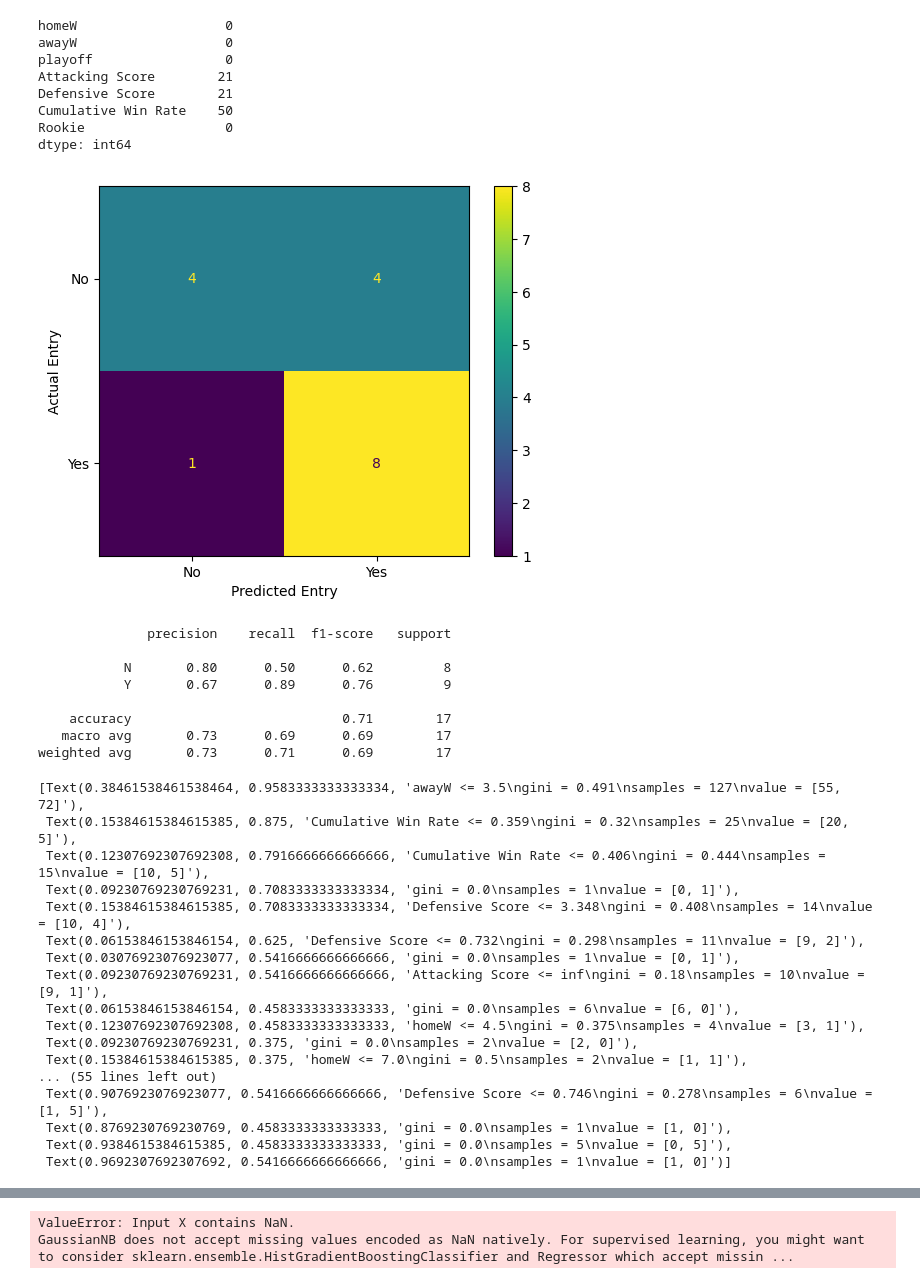
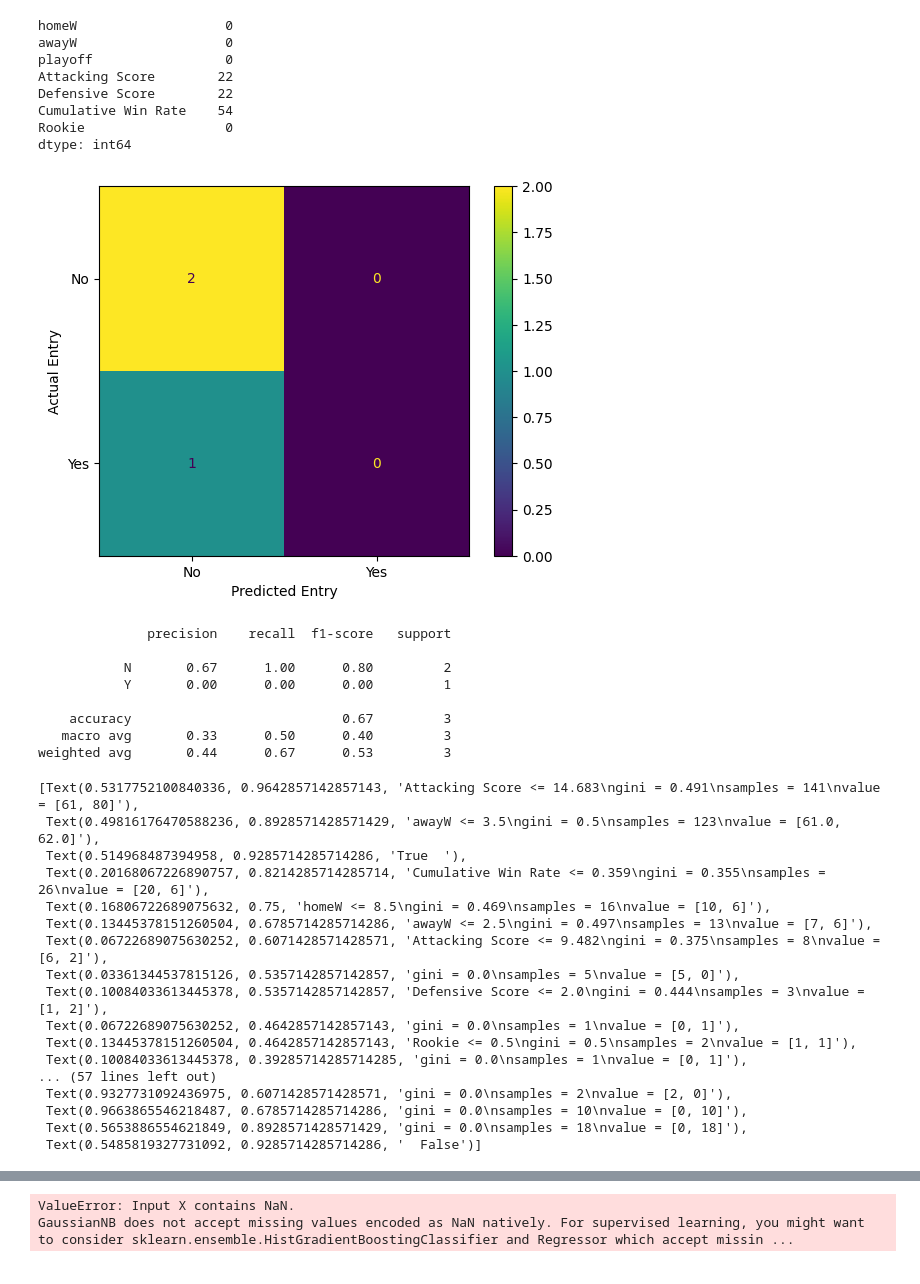
Before and after one commit to sirkotal/feup-ac, a Jupyter notebook: training.ipynb, the cells around one changed output, grey strips where cells are left out. Drawn from its saved outputs; the diff is of its cells as text; code cells hidden in the pictures.

Commit message:
cumulative fix on players

```diff
--- a/training.ipynb
+++ b/training.ipynb
@@ -38,61 +38,61 @@ df_teams['playoff'] = label_encoder.fit_transform(df_teams['playoff'])
 
 features = ['homeW', 'awayW', 'playoff', 'Attacking Score', 'Defensive Score', 'Cumulative Win Rate', 'Rookie'] # attend?
 
-df_teams_train = df_teams[df_teams['year'] <= 8]
-df_teams_test = df_teams[df_teams['year'].isin([9,10])]
+df_teams_train = df_teams[df_teams['year'] <= 9]
+df_teams_test = df_teams[df_teams['year'].isin([10])]
 
 # df_teams_train = df_teams[df_teams['year'] <= 5]
 # df_teams_test = df_teams[df_teams['year'].isin([6])]
 
 training_inputs = df_teams_train[features]
 training_classes = df_teams_train['playoffNextYear']
 testing_inputs = df_teams_test[features]
 testing_classes = df_teams_test['playoffNextYear']
 
 dt_class = DecisionTreeClassifier(random_state=42)
 dt_class.fit(training_inputs, training_classes)
 print(training_inputs.isna().sum())
 # dt_class.predict(testing_inputs)
 
 dt_class.score(testing_inputs, testing_classes)
 
 accuracy_score(testing_classes, dt_class.predict(testing_inputs))
 
 data_results(testing_classes, testing_inputs, dt_class)
 
 plot_tree(dt_class, feature_names=features, filled=True)
 # %% [output]
 homeW                   0
 awayW                   0
 playoff                 0
-Attacking Score        21
-Defensive Score        21
-Cumulative Win Rate    50
+Attacking Score        22
+Defensive Score        22
+Cumulative Win Rate    54
 Rookie                  0
 dtype: int64
-[figure, old version]
+[figure, new version]
               precision    recall  f1-score   support
 
-           N       0.80      0.50      0.62         8
-           Y       0.67      0.89      0.76         9
+           N       0.67      1.00      0.80         2
+           Y       0.00      0.00      0.00         1
 
-    accuracy                           0.71        17
-   macro avg       0.73      0.69      0.69        17
-weighted avg       0.73      0.71      0.69        17
+    accuracy                           0.67         3
+   macro avg       0.33      0.50      0.40         3
+weighted avg       0.44      0.67      0.53         3
-[Text(0.38461538461538464, 0.9583333333333334, 'awayW <= 3.5\ngini = 0.491\nsamples = 127\nvalue = [55, 72]'),
- Text(0.15384615384615385, 0.875, 'Cumulative Win Rate <= 0.359\ngini = 0.32\nsamples = 25\nvalue = [20, 5]'),
- Text(0.12307692307692308, 0.7916666666666666, 'Cumulative Win Rate <= 0.406\ngini = 0.444\nsamples = 15\nvalue = [10, 5]'),
- Text(0.09230769230769231, 0.7083333333333334, 'gini = 0.0\nsamples = 1\nvalue = [0, 1]'),
- Text(0.15384615384615385, 0.7083333333333334, 'Defensive Score <= 3.348\ngini = 0.408\nsamples = 14\nvalue = [10, 4]'),
- Text(0.06153846153846154, 0.625, 'Defensive Score <= 0.732\ngini = 0.298\nsamples = 11\nvalue = [9, 2]'),
- Text(0.03076923076923077, 0.5416666666666666, 'gini = 0.0\nsamples = 1\nvalue = [0, 1]'),
- Text(0.09230769230769231, 0.5416666666666666, 'Attacking Score <= inf\ngini = 0.18\nsamples = 10\nvalue = [9, 1]'),
- Text(0.06153846153846154, 0.4583333333333333, 'gini = 0.0\nsamples = 6\nvalue = [6, 0]'),
- Text(0.12307692307692308, 0.4583333333333333, 'homeW <= 4.5\ngini = 0.375\nsamples = 4\nvalue = [3, 1]'),
- Text(0.09230769230769231, 0.375, 'gini = 0.0\nsamples = 2\nvalue = [2, 0]'),
- Text(0.15384615384615385, 0.375, 'homeW <= 7.0\ngini = 0.5\nsamples = 2\nvalue = [1, 1]'),
-... (55 lines left out)
- Text(0.9076923076923077, 0.5416666666666666, 'Defensive Score <= 0.746\ngini = 0.278\nsamples = 6\nvalue = [1, 5]'),
- Text(0.8769230769230769, 0.4583333333333333, 'gini = 0.0\nsamples = 1\nvalue = [1, 0]'),
- Text(0.9384615384615385, 0.4583333333333333, 'gini = 0.0\nsamples = 5\nvalue = [0, 5]'),
- Text(0.9692307692307692, 0.5416666666666666, 'gini = 0.0\nsamples = 1\nvalue = [1, 0]')]
+[Text(0.5317752100840336, 0.9642857142857143, 'Attacking Score <= 14.683\ngini = 0.491\nsamples = 141\nvalue = [61, 80]'),
+ Text(0.49816176470588236, 0.8928571428571429, 'awayW <= 3.5\ngini = 0.5\nsamples = 123\nvalue = [61.0, 62.0]'),
+ Text(0.514968487394958, 0.9285714285714286, 'True  '),
+ Text(0.20168067226890757, 0.8214285714285714, 'Cumulative Win Rate <= 0.359\ngini = 0.355\nsamples = 26\nvalue = [20, 6]'),
+ Text(0.16806722689075632, 0.75, 'homeW <= 8.5\ngini = 0.469\nsamples = 16\nvalue = [10, 6]'),
+ Text(0.13445378151260504, 0.6785714285714286, 'awayW <= 2.5\ngini = 0.497\nsamples = 13\nvalue = [7, 6]'),
+ Text(0.06722689075630252, 0.6071428571428571, 'Attacking Score <= 9.482\ngini = 0.375\nsamples = 8\nvalue = [6, 2]'),
+ Text(0.03361344537815126, 0.5357142857142857, 'gini = 0.0\nsamples = 5\nvalue = [5, 0]'),
+ Text(0.10084033613445378, 0.5357142857142857, 'Defensive Score <= 2.0\ngini = 0.444\nsamples = 3\nvalue = [1, 2]'),
+ Text(0.06722689075630252, 0.4642857142857143, 'gini = 0.0\nsamples = 1\nvalue = [0, 1]'),
+ Text(0.13445378151260504, 0.4642857142857143, 'Rookie <= 0.5\ngini = 0.5\nsamples = 2\nvalue = [1, 1]'),
+ Text(0.10084033613445378, 0.39285714285714285, 'gini = 0.0\nsamples = 1\nvalue = [0, 1]'),
+... (57 lines left out)
+ Text(0.9327731092436975, 0.6071428571428571, 'gini = 0.0\nsamples = 2\nvalue = [2, 0]'),
+ Text(0.9663865546218487, 0.6785714285714286, 'gini = 0.0\nsamples = 10\nvalue = [0, 10]'),
+ Text(0.5653886554621849, 0.8928571428571429, 'gini = 0.0\nsamples = 18\nvalue = [0, 18]'),
+ Text(0.5485819327731092, 0.9285714285714286, '  False')]
```
Also changed, not shown: parts of 2 cells of this notebook, 4 other files.
